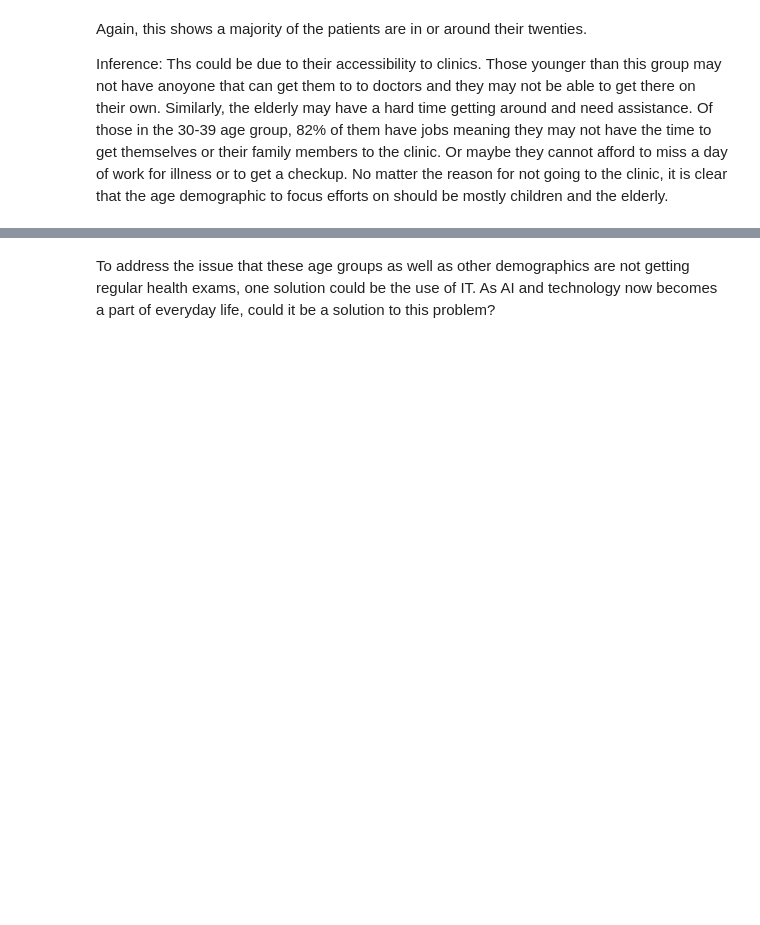
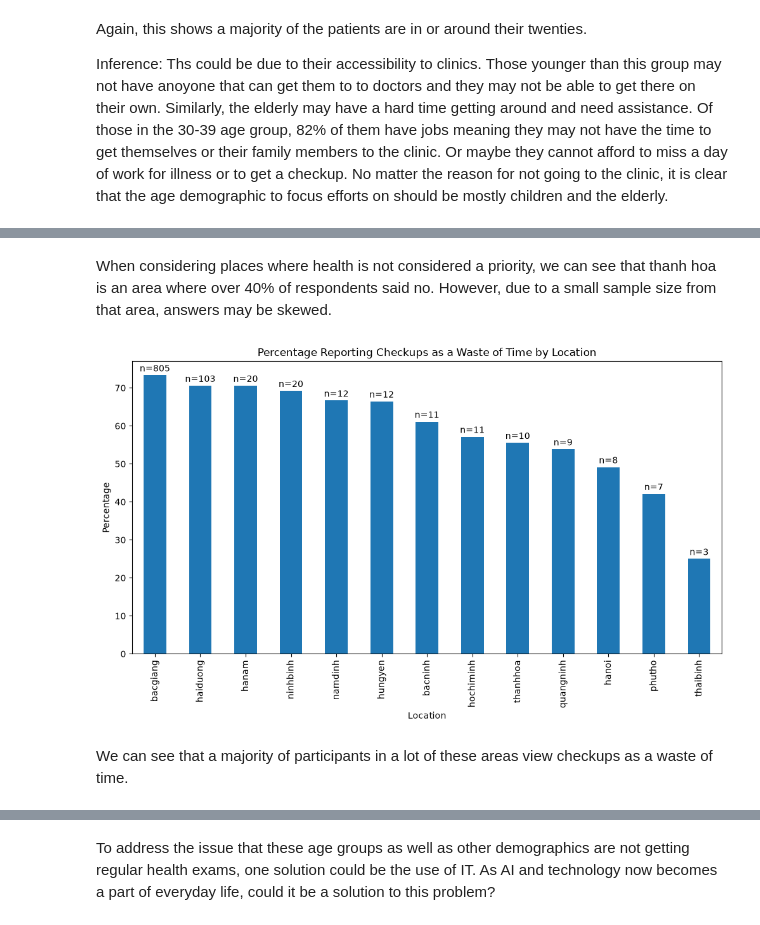
Before and after one commit to machellee/MachelleLe-EmmaMahoney-Project, a Jupyter notebook: notebooks/analysis.ipynb, the cells around one changed output, grey strips where cells are left out. Drawn from its saved outputs; the diff is of its cells as text; code cells hidden in the pictures; blank space fills up the shorter version.

```diff
--- a/notebooks/analysis.ipynb
+++ b/notebooks/analysis.ipynb
@@ -90,0 +196,46 @@ Inference: Ths could be due to their accessibility to clinics. Those younger tha
+# %% [markdown]
+When considering places where health is not considered a priority, we can see that thanh hoa is an area where over 40% of respondents said no. However, due to a small sample size from that area, answers may be skewed.
+# %%
+place_wsttime = pd.crosstab(
+    df['place'],
+    df['Wsttime'],
+    normalize='index'
+) * 100
+
+place_wsttime = place_wsttime.loc[
+    place_wsttime.index.isin(places_enough_data)
+]
+
+place_wsttime = place_wsttime['yes'].sort_values(ascending=False)
+
+place_wsttime_counts = pd.crosstab(
+    df['place'],
+    df['Wsttime'],
+)
+
+place_wsttime_counts = place_wsttime_counts.loc[
+    place_wsttime_counts.index.isin(places_enough_data)
+]
+
+place_wsttime_counts = place_wsttime_counts['yes'].sort_values(ascending=False)
+
+place_wsttime.plot(kind='bar', figsize=(12, 6))
+
+plt.ylabel('Percentage')
+plt.xlabel('Location')
+plt.title('Percentage Reporting Checkups as a Waste of Time by Location')
+plt.xticks(rotation=90)
+
+for i, count in enumerate(place_wsttime_counts):
+    plt.text(
+        i,
+        place_wsttime.iloc[i] + 1,
+        f'n={count}',
+        ha='center'
+    )
+
+plt.show()
+# %% [output]
+[figure, added]
+# %% [markdown]
+We can see that a majority of participants in a lot of these areas view checkups as a waste of time.
```
Also changed, not shown: parts of 23 cells of this notebook, 5 other files.
